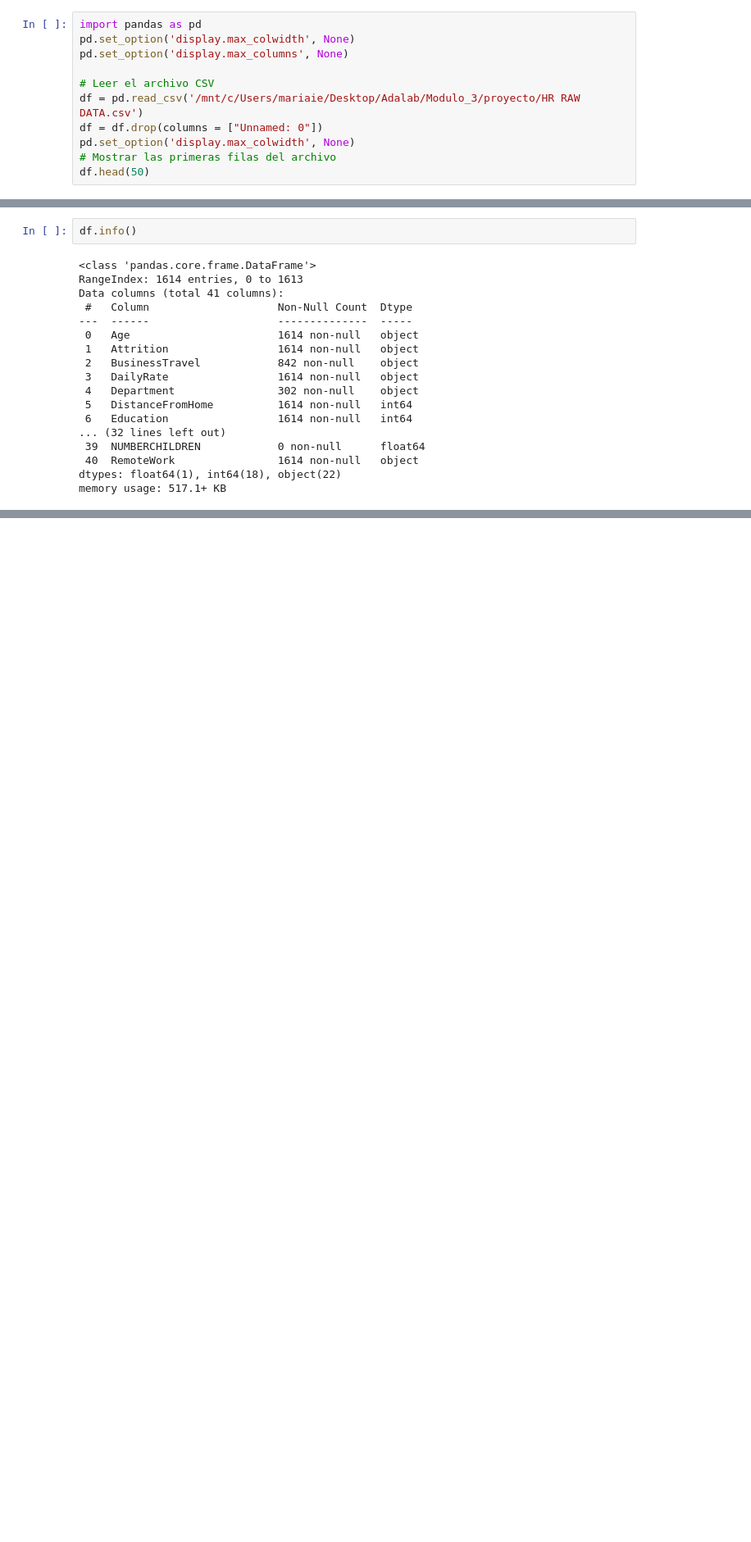
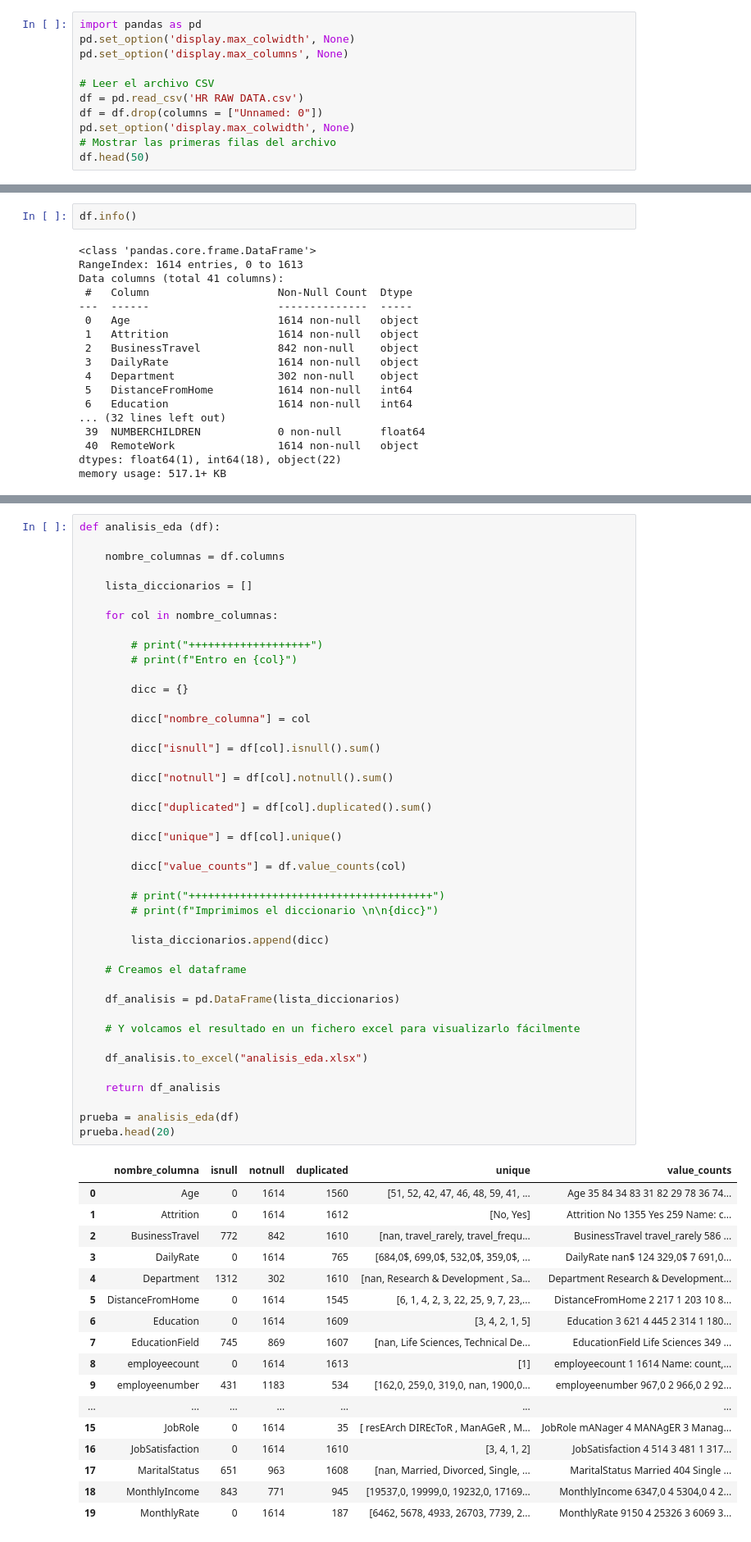
Before and after one commit to jackyto20/keeptalent, a Jupyter notebook: analisis_datos_csv.ipynb, the cells around one changed output, grey strips where cells are left out. Shown: that part at 82% size. Drawn from its saved outputs; the diff is of its cells as text; blank space fills up the shorter version.

Commit message:
Actualizo jupyter con funcion para analisis eda

```diff
--- a/analisis_datos_csv.ipynb
+++ b/analisis_datos_csv.ipynb
@@ -4,7 +4,7 @@ pd.set_option('display.max_colwidth', None)
 pd.set_option('display.max_columns', None)
 
 # Leer el archivo CSV
-df = pd.read_csv('/mnt/c/Users/mariaie/Desktop/Adalab/Modulo_3/proyecto/HR RAW DATA.csv')
+df = pd.read_csv('HR RAW DATA.csv')
 df = df.drop(columns = ["Unnamed: 0"])
 pd.set_option('display.max_colwidth', None)
 # Mostrar las primeras filas del archivo
@@ -170,0 +65,61 @@ select_types
+# %%
+def analisis_eda (df):
+
+    nombre_columnas = df.columns
+
+    lista_diccionarios = []
+
+    for col in nombre_columnas:
+
+        # print("+++++++++++++++++++")
+        # print(f"Entro en {col}")
+
+        dicc = {}
+
+        dicc["nombre_columna"] = col
+
+        dicc["isnull"] = df[col].isnull().sum()
+
+        dicc["notnull"] = df[col].notnull().sum()
+
+        dicc["duplicated"] = df[col].duplicated().sum()
+
+        dicc["unique"] = df[col].unique()
+
+        dicc["value_counts"] = df.value_counts(col)
+
+        # print("++++++++++++++++++++++++++++++++++++++")
+        # print(f"Imprimimos el diccionario \n\n{dicc}")
+
+        lista_diccionarios.append(dicc)
+
+    # Creamos el dataframe
+
+    df_analisis = pd.DataFrame(lista_diccionarios)
+
+    # Y volcamos el resultado en un fichero excel para visualizarlo fácilmente
+
+    df_analisis.to_excel("analisis_eda.xlsx")
+
+    return df_analisis
+
+prueba = analisis_eda(df)
+prueba.head(20)
+# %% [output]
+|  | nombre_columna | isnull | notnull | duplicated | unique | value_counts |
+| 0 | Age | 0 | 1614 | 1560 | [51, 52, 42, 47, 46, 48, 59, 41, ... | Age 35 84 34 83 31 82 29 78 36 74... |
+| 1 | Attrition | 0 | 1614 | 1612 | [No, Yes] | Attrition No 1355 Yes 259 Name: c... |
+| 2 | BusinessTravel | 772 | 842 | 1610 | [nan, travel_rarely, travel_frequ... | BusinessTravel travel_rarely 586 ... |
+| 3 | DailyRate | 0 | 1614 | 765 | [684,0$, 699,0$, 532,0$, 359,0$, ... | DailyRate nan$ 124 329,0$ 7 691,0... |
+| 4 | Department | 1312 | 302 | 1610 | [nan, Research & Development , Sa... | Department Research & Development... |
+| 5 | DistanceFromHome | 0 | 1614 | 1545 | [6, 1, 4, 2, 3, 22, 25, 9, 7, 23,... | DistanceFromHome 2 217 1 203 10 8... |
+| 6 | Education | 0 | 1614 | 1609 | [3, 4, 2, 1, 5] | Education 3 621 4 445 2 314 1 180... |
+| 7 | EducationField | 745 | 869 | 1607 | [nan, Life Sciences, Technical De... | EducationField Life Sciences 349 ... |
+| 8 | employeecount | 0 | 1614 | 1613 | [1] | employeecount 1 1614 Name: count,... |
+| 9 | employeenumber | 431 | 1183 | 534 | [162,0, 259,0, 319,0, nan, 1900,0... | employeenumber 967,0 2 966,0 2 92... |
+| ... | ... | ... | ... | ... | ... | ... |
+| 15 | JobRole | 0 | 1614 | 35 | [ resEArch DIREcToR , ManAGeR , M... | JobRole mANager 4 MANAgER 3 Manag... |
+| 16 | JobSatisfaction | 0 | 1614 | 1610 | [3, 4, 1, 2] | JobSatisfaction 4 514 3 481 1 317... |
+| 17 | MaritalStatus | 651 | 963 | 1608 | [nan, Married, Divorced, Single, ... | MaritalStatus Married 404 Single ... |
+| 18 | MonthlyIncome | 843 | 771 | 945 | [19537,0, 19999,0, 19232,0, 17169... | MonthlyIncome 6347,0 4 5304,0 4 2... |
+| 19 | MonthlyRate | 0 | 1614 | 187 | [6462, 5678, 4933, 26703, 7739, 2... | MonthlyRate 9150 4 25326 3 6069 3... |
```
Also changed, not shown: parts of 12 cells of this notebook.
